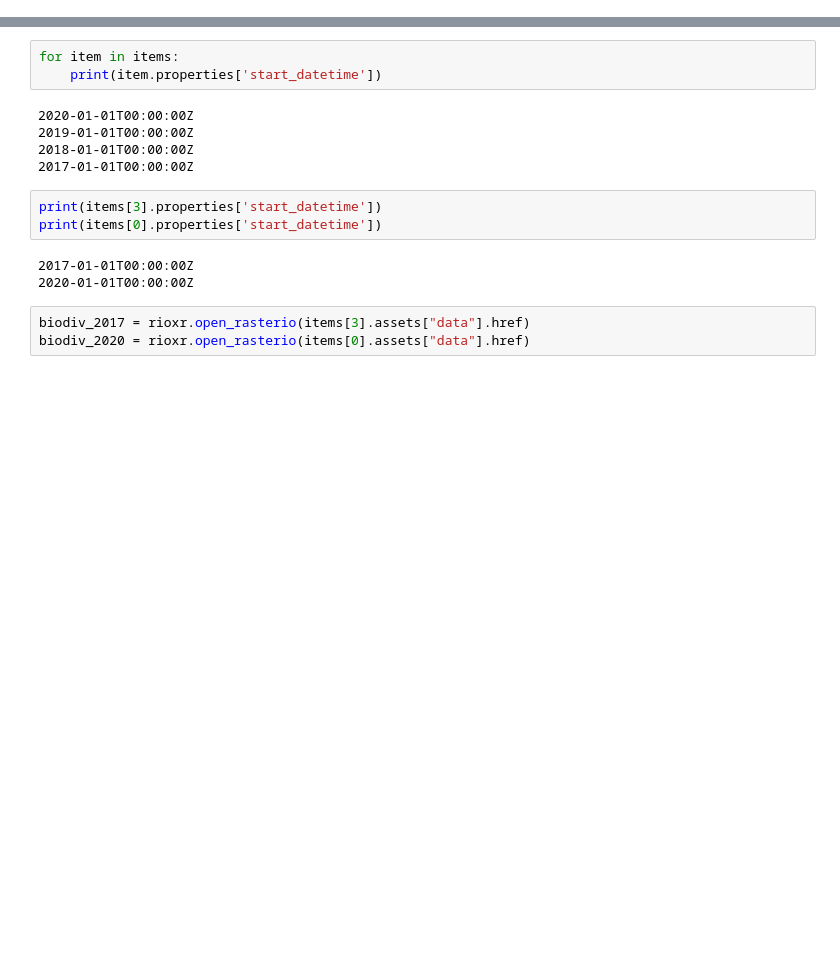
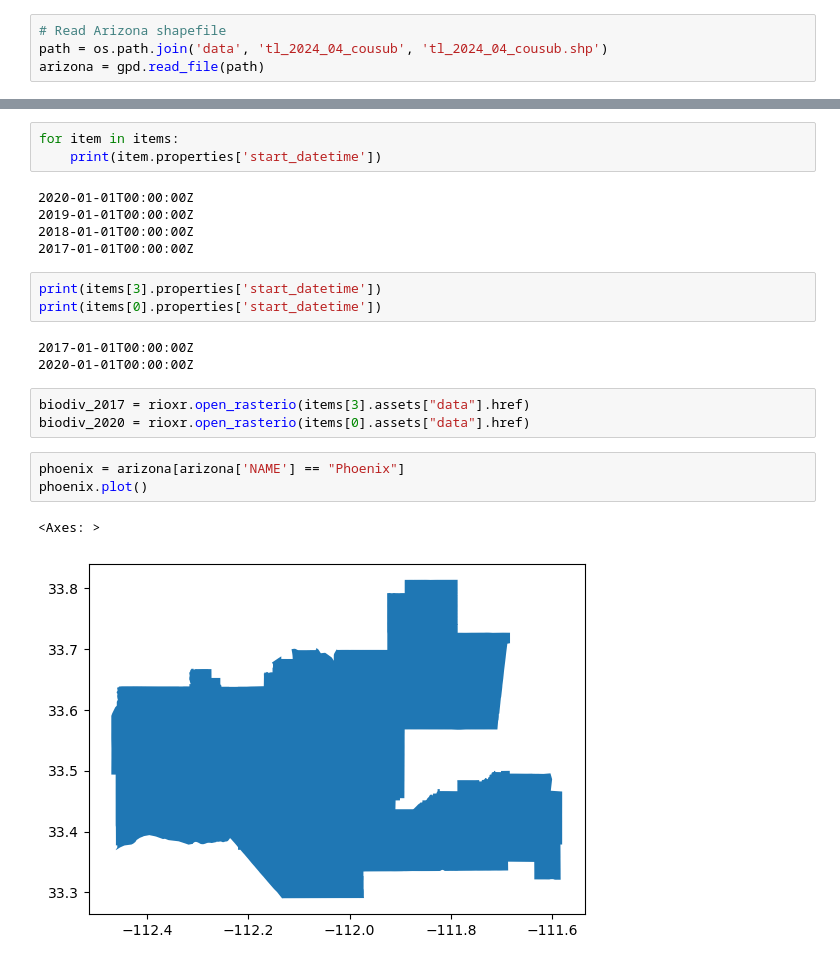
Before and after one commit to zachyyy700/eds220-phoenix-biodiversity, a Jupyter notebook: phoenix_biodiversity.ipynb, the cells around one changed output, grey strips where cells are left out. Drawn from its saved outputs; the diff is of its cells as text; blank space fills up the shorter version.

```diff
--- a/phoenix_biodiversity.ipynb
+++ b/phoenix_biodiversity.ipynb
@@ -27,6 +28,10 @@ from pystac_client import Client
 # %% [output]
 /Users/zachloo/opt/anaconda3/envs/eds220-env/lib/python3.11/site-packages/planetary_computer/sas.py:40: PydanticDeprecatedSince20: Support for class-based `config` is deprecated, use ConfigDict instea ...
   class SASBase(BaseModel):
+# %%
+# Read Arizona shapefile
+path = os.path.join('data', 'tl_2024_04_cousub', 'tl_2024_04_cousub.shp')
+arizona = gpd.read_file(path)
 # %%
 # Access MPC catalog
 catalog = Client.open(
@@ -62,3 +67,9 @@ print(items[0].properties['start_datetime'])
 # %%
 biodiv_2017 = rioxr.open_rasterio(items[3].assets["data"].href)
 biodiv_2020 = rioxr.open_rasterio(items[0].assets["data"].href)
+# %%
+phoenix = arizona[arizona['NAME'] == "Phoenix"]
+phoenix.plot()
+# %% [output]
+<Axes: >
+[figure, added]
```
Also changed, not shown: parts of 12 cells of this notebook.
